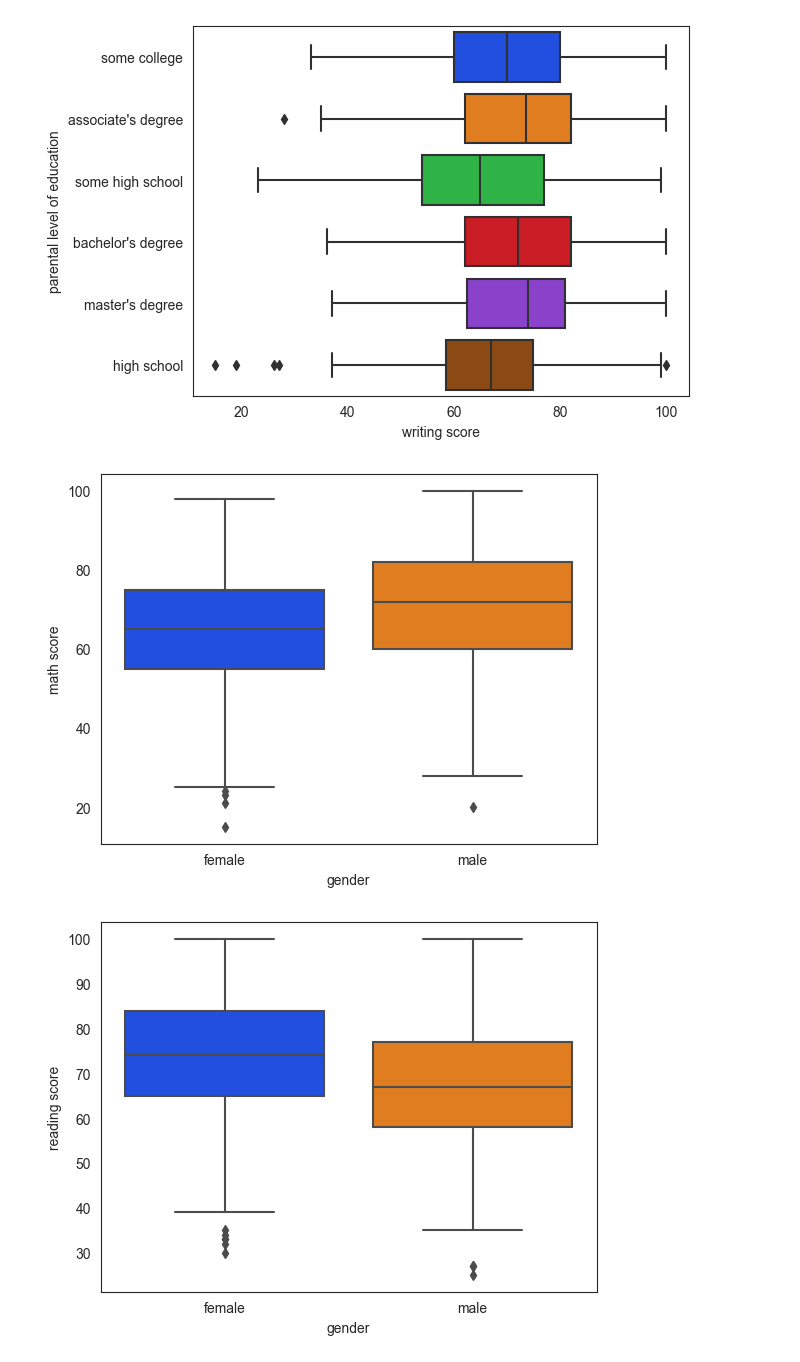
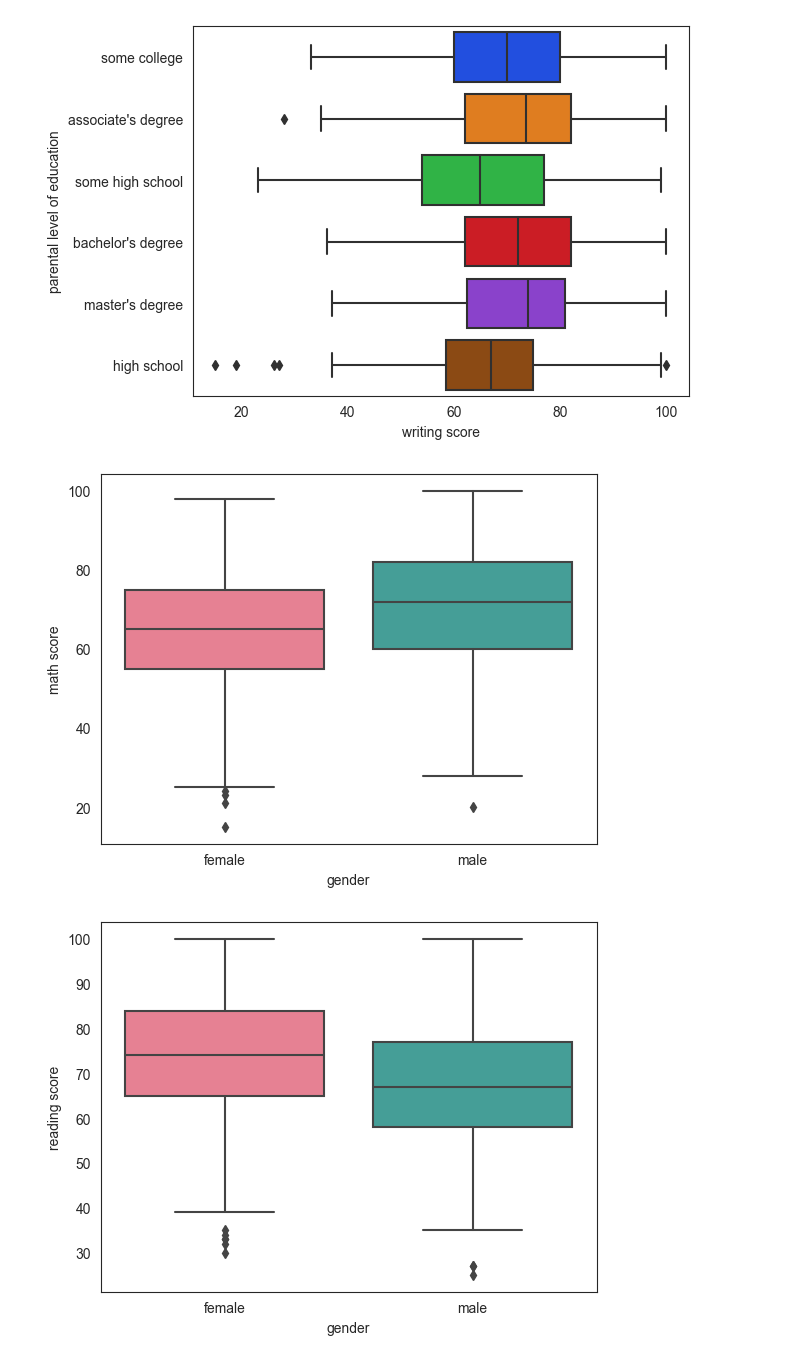
Before and after one commit to DanielPopoola/data-science-projects, a Jupyter notebook: Student-Performance-Prediction.ipynb, the cells around one changed output. Saved outputs shown, nothing was run; the diff lists cells and outputs as text; code cells hidden in the pictures.

Commit message:
modified viz outputs with different palettes

```diff
--- a/Student-Performance-Prediction.ipynb
+++ b/Student-Performance-Prediction.ipynb
@@ -167,11 +167,12 @@ for test in tests:
 # %%
 for test in tests:
     sns.set_style('white')
-    sns.set_palette('bright')
+    sns.set_palette('dark')
     sns.boxplot(data=data,
                 x='gender',
-                y=test)
+                y=test,
+                palette='husl')
     plt.show()
 # %% [output]
-[figure, old version]
+[figure, new version]
-[figure, old version]
+[figure, new version]
```
Also changed, not shown: parts of 5 cells of this notebook.
